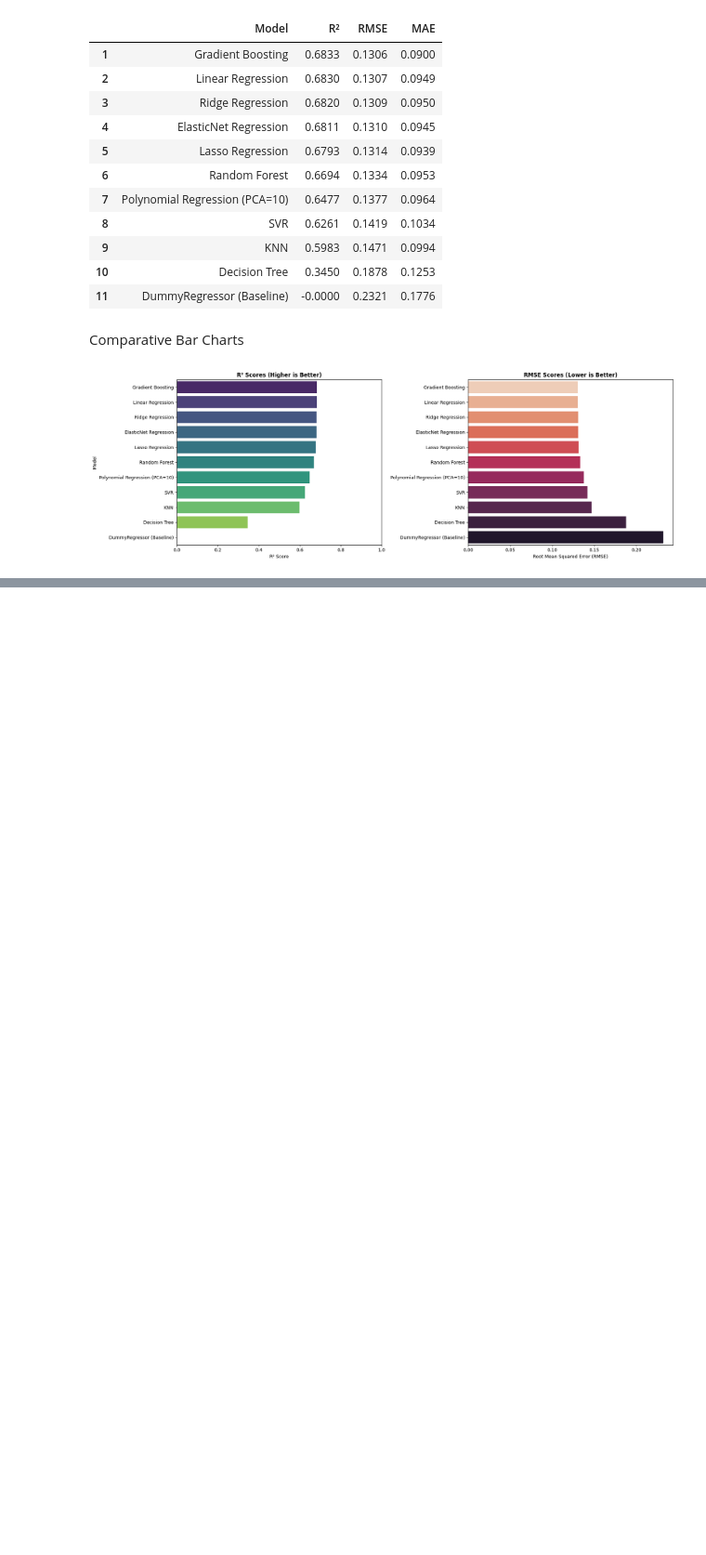
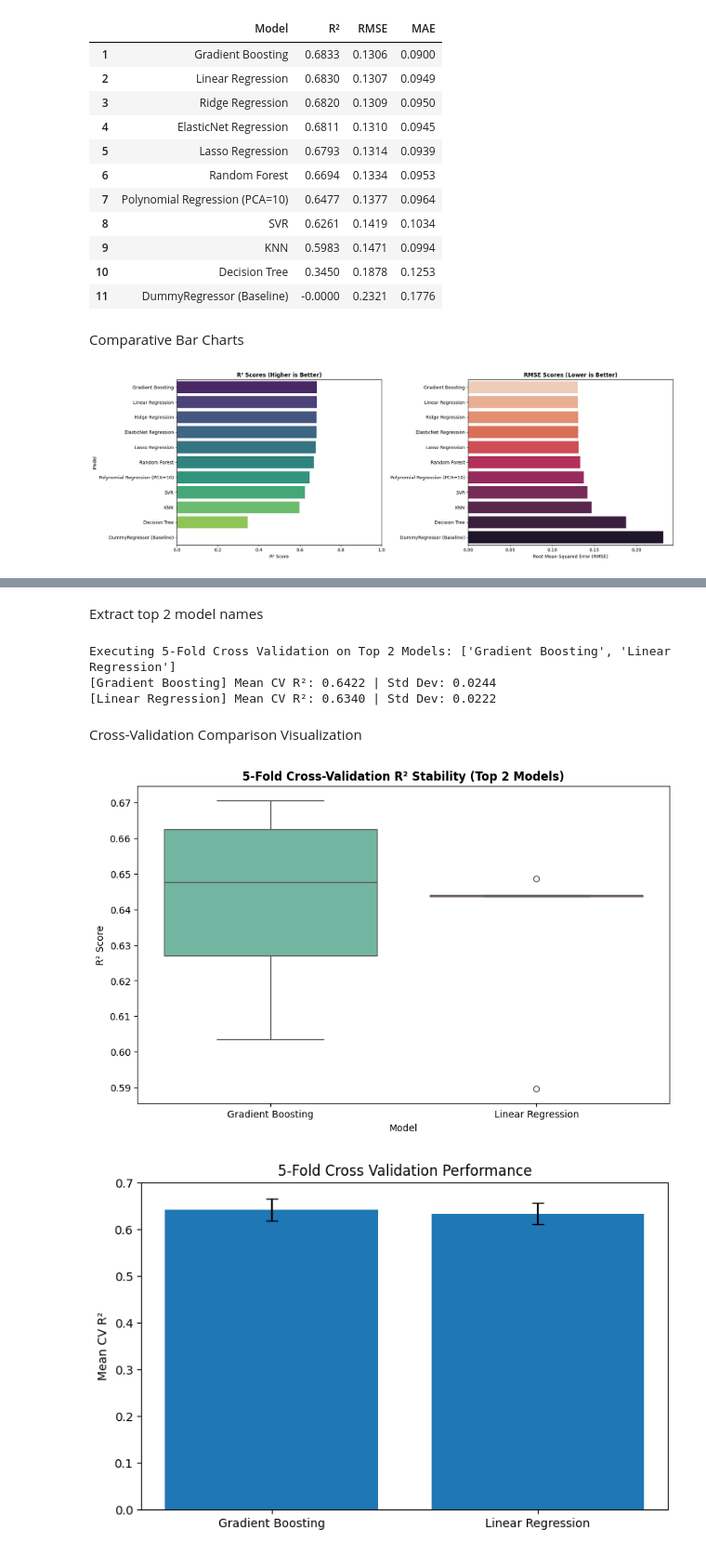
Before and after one commit to Reshma925/Vectora, a Jupyter notebook: Regression Track A/Regression.ipynb, the cells around one changed output, grey strips where cells are left out. Shown at 93% size. Saved outputs shown, nothing was run; the diff lists cells and outputs as text; code cells hidden in the pictures; blank space fills up the shorter version.

Commit message:
implemented cross validation for the top 2 models

```diff
--- a/Regression Track A/Regression.ipynb
+++ b/Regression Track A/Regression.ipynb
@@ -592,0 +595,41 @@ plt.show()
+# %% [markdown]
+Extract top 2 model names
+# %%
+top_2_names = results_df['Model'].iloc[:2].tolist()
+print(f"Executing 5-Fold Cross Validation on Top 2 Models: {top_2_names}")
+
+cv_results = {}
+kf = KFold(n_splits=5, shuffle=True, random_state=42)
+
+for name in top_2_names:
+    model_obj = models_dict[name]
+    # For tree models, we can use unscaled data. For scaling consistency across the board, using scaled.
+    # Gradient boosting / RF are invariant to monotonic transformations, so scaled vs unscaled yields the same.
+    scores = cross_val_score(model_obj, X_train_scaled, y_train, cv=kf, scoring='r2', n_jobs=-1)
+    cv_results[name] = scores
+    print(f"[{name}] Mean CV R²: {scores.mean():.4f} | Std Dev: {scores.std():.4f}")
+# %% [output]
+Executing 5-Fold Cross Validation on Top 2 Models: ['Gradient Boosting', 'Linear Regression']
+[Gradient Boosting] Mean CV R²: 0.6422 | Std Dev: 0.0244
+[Linear Regression] Mean CV R²: 0.6340 | Std Dev: 0.0222
+# %% [markdown]
+Cross-Validation Comparison Visualization
+# %%
+plt.figure(figsize=(10, 6))
+sns.boxplot(data=pd.DataFrame(cv_results), palette='Set2')
+plt.title('5-Fold Cross-Validation R² Stability (Top 2 Models)', fontweight='bold')
+plt.ylabel('R² Score')
+plt.xlabel('Model')
+plt.show()
+
+means = [scores.mean() for scores in cv_results.values()]
+stds = [scores.std() for scores in cv_results.values()]
+
+plt.figure(figsize=(8,5))
+plt.bar(cv_results.keys(), means, yerr=stds, capsize=5)
+plt.ylabel('Mean CV R²')
+plt.title('5-Fold Cross Validation Performance')
+plt.show()
+# %% [output]
+[figure, added]
+[figure, added]
```
Also changed, not shown: parts of 4 cells of this notebook.
